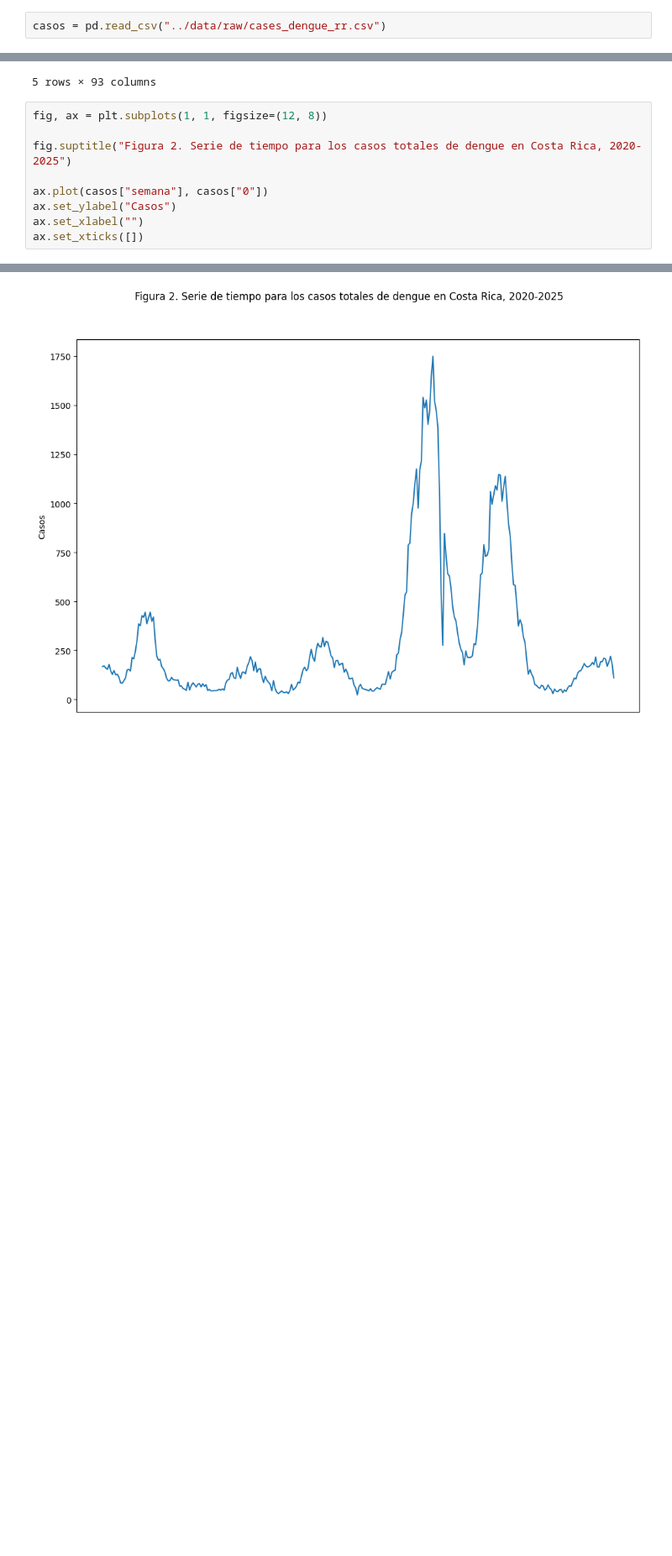
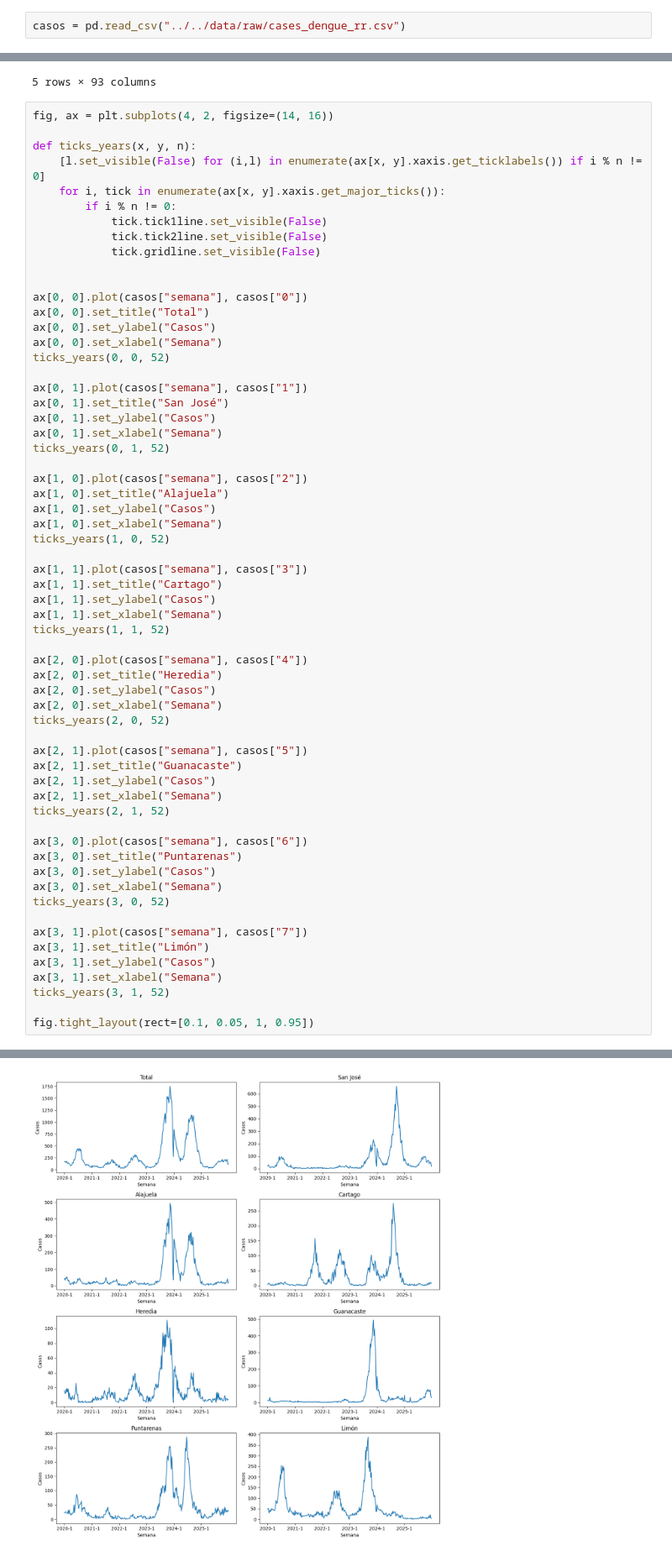
Before and after one commit to artisticlimon/dengue-model, a Jupyter notebook: eda/figures/eda_figs.ipynb, the cells around one changed output, grey strips where cells are left out. Shown at 84% size. Drawn from its saved outputs; the diff is of its cells as text; blank space fills up the shorter version.

Commit message:
first draft of cases eda

```diff
--- a/eda/figures/eda_figs.ipynb
+++ b/eda/figures/eda_figs.ipynb
@@ -112,5 +147,5 @@ plt.show()
 # %%
-casos = pd.read_csv("../data/raw/cases_dengue_rr.csv")
+casos = pd.read_csv("../../data/raw/cases_dengue_rr.csv")
 # %%
 casos.head()
 # %% [output]
@@ -122,12 +157,64 @@ casos.head()
 | 4 | 2020-5 | 179 | 9 | 0 | 0 | 4 | 0 | 0 | 0 | 0 | ... | ... |
 5 rows × 93 columns
 # %%
-fig, ax = plt.subplots(1, 1, figsize=(12, 8))
+fig, ax = plt.subplots(4, 2, figsize=(14, 16))
 
-fig.suptitle("Figura 2. Serie de tiempo para los casos totales de dengue en Costa Rica, 2020-2025")
+def ticks_years(x, y, n):
+    [l.set_visible(False) for (i,l) in enumerate(ax[x, y].xaxis.get_ticklabels()) if i % n != 0]
+    for i, tick in enumerate(ax[x, y].xaxis.get_major_ticks()):
+        if i % n != 0:
+            tick.tick1line.set_visible(False)
+            tick.tick2line.set_visible(False)
+            tick.gridline.set_visible(False)
 
-ax.plot(casos["semana"], casos["0"])
-ax.set_ylabel("Casos")
-ax.set_xlabel("")
-ax.set_xticks([])
+
+ax[0, 0].plot(casos["semana"], casos["0"])
+ax[0, 0].set_title("Total")
+ax[0, 0].set_ylabel("Casos")
+ax[0, 0].set_xlabel("Semana")
+ticks_years(0, 0, 52)
+
+ax[0, 1].plot(casos["semana"], casos["1"])
+ax[0, 1].set_title("San José")
+ax[0, 1].set_ylabel("Casos")
+ax[0, 1].set_xlabel("Semana")
+ticks_years(0, 1, 52)
+
+ax[1, 0].plot(casos["semana"], casos["2"])
+ax[1, 0].set_title("Alajuela")
+ax[1, 0].set_ylabel("Casos")
+ax[1, 0].set_xlabel("Semana")
+ticks_years(1, 0, 52)
+
+ax[1, 1].plot(casos["semana"], casos["3"])
+ax[1, 1].set_title("Cartago")
+ax[1, 1].set_ylabel("Casos")
+ax[1, 1].set_xlabel("Semana")
+ticks_years(1, 1, 52)
+
+ax[2, 0].plot(casos["semana"], casos["4"])
+ax[2, 0].set_title("Heredia")
+ax[2, 0].set_ylabel("Casos")
+ax[2, 0].set_xlabel("Semana")
+ticks_years(2, 0, 52)
+
+ax[2, 1].plot(casos["semana"], casos["5"])
+ax[2, 1].set_title("Guanacaste")
+ax[2, 1].set_ylabel("Casos")
+ax[2, 1].set_xlabel("Semana")
+ticks_years(2, 1, 52)
+
+ax[3, 0].plot(casos["semana"], casos["6"])
+ax[3, 0].set_title("Puntarenas")
+ax[3, 0].set_ylabel("Casos")
+ax[3, 0].set_xlabel("Semana")
+ticks_years(3, 0, 52)
+
+ax[3, 1].plot(casos["semana"], casos["7"])
+ax[3, 1].set_title("Limón")
+ax[3, 1].set_ylabel("Casos")
+ax[3, 1].set_xlabel("Semana")
+ticks_years(3, 1, 52)
+
+fig.tight_layout(rect=[0.1, 0.05, 1, 0.95])
 # %% [output]
@@ -135,2 +221,2 @@ ax.set_xticks([])
-[figure, old version]
+[figure, new version]
 # %%
```
Also changed, not shown: parts of 8 cells of this notebook, 2 other files.
